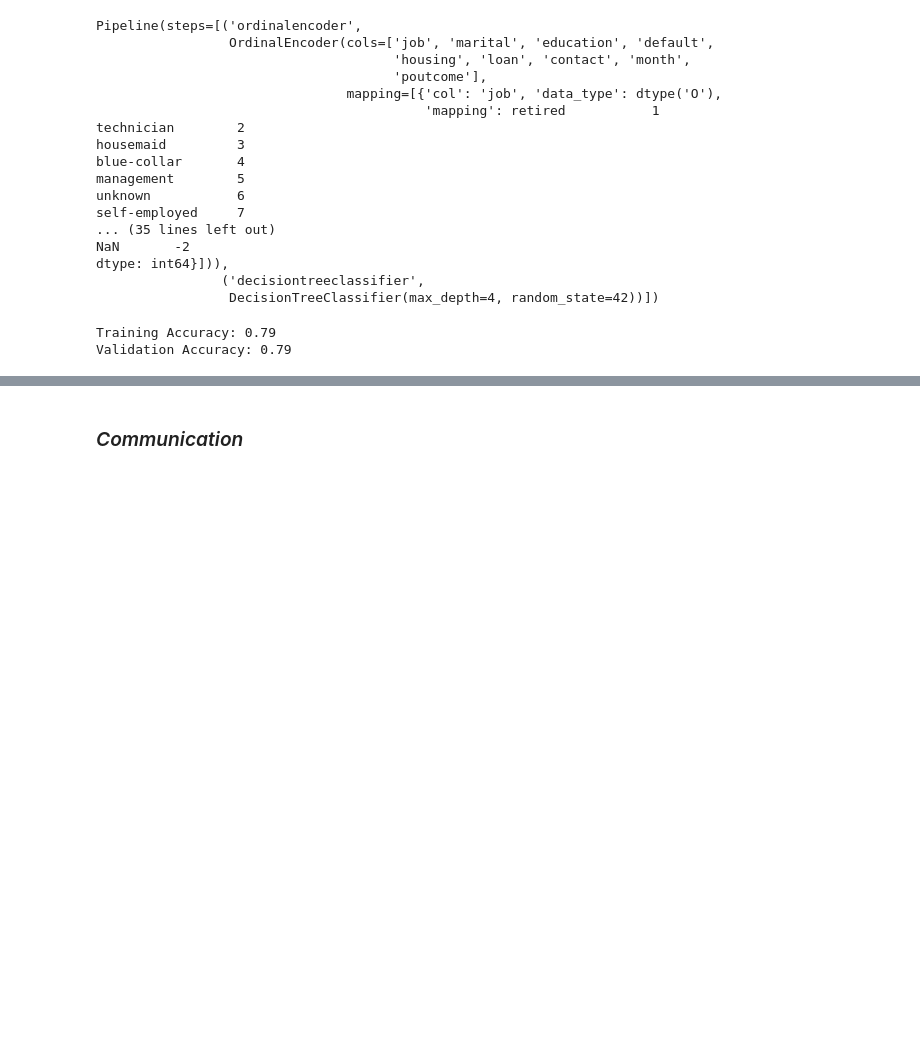
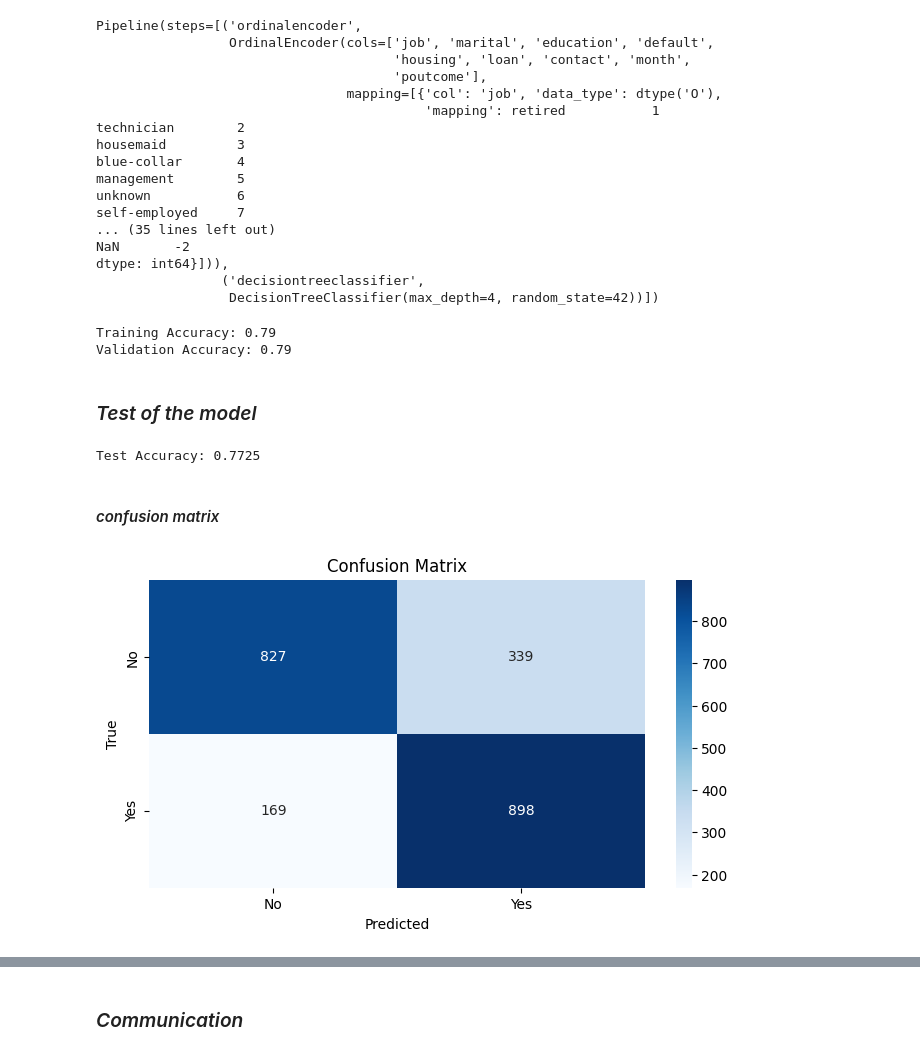
Before and after one commit to SnitTeshome/PRODIGY_DS_03, a Jupyter notebook: Bank_decision tree classifer.ipynb, the cells around one changed output, grey strips where cells are left out. Cells and saved outputs as stored; diff of their text form; code cells hidden in the pictures; blank space fills up the shorter version.

```diff
--- a/Bank_decision tree classifer.ipynb
+++ b/Bank_decision tree classifer.ipynb
@@ -626,3 +625,28 @@ print("Validation Accuracy:", round(acc_val, 2))
 # %% [output]
 Training Accuracy: 0.79
 Validation Accuracy: 0.79
+# %% [markdown]
+### *Test of the model*
+# %%
+# Predict on the test set
+y_pred_test = model.predict(X_test)
+# Accuracy on test set
+test_accuracy = accuracy_score(y_test, y_pred_test)
+print(f"Test Accuracy: {test_accuracy:.4f}")
+# %% [output]
+Test Accuracy: 0.7725
+# %% [markdown]
+#### *confusion matrix*
+# %%
+# Compute confusion matrix
+conf_matrix = confusion_matrix(y_test, y_pred_test)
+
+# Plot confusion matrix
+plt.figure(figsize=(8,4))
+sns.heatmap(conf_matrix, annot=True, fmt='d', cmap='Blues', xticklabels=['No', 'Yes'], yticklabels=['No', 'Yes'])
+plt.title('Confusion Matrix')
+plt.xlabel('Predicted')
+plt.ylabel('True')
+plt.show()
+# %% [output]
+[figure, added]
```
Also changed, not shown: parts of 4 cells of this notebook.
